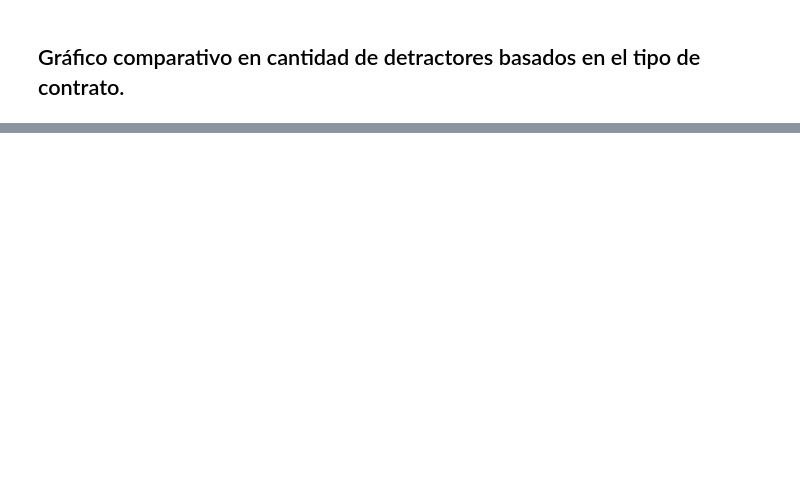
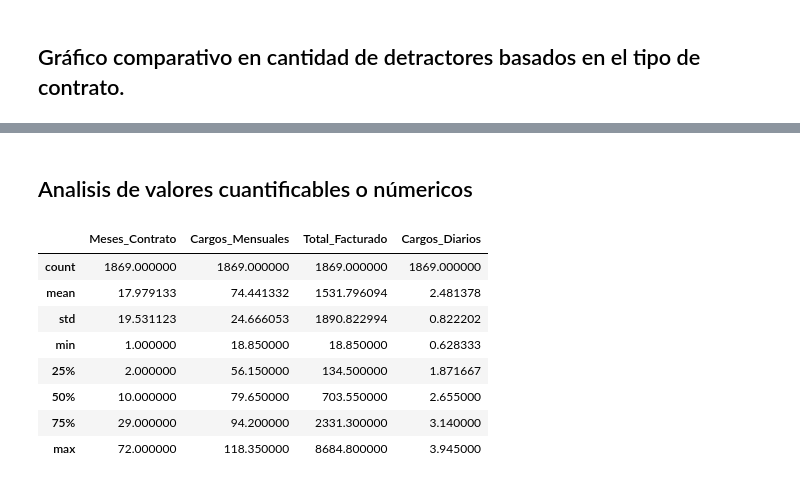
Before and after one commit to RandyV37/TelecomX, a Jupyter notebook: TelecomX_LATAM.ipynb, the cells around one changed output, grey strips where cells are left out. Saved outputs shown, nothing was run; the diff lists cells and outputs as text; code cells hidden in the pictures; blank space fills up the shorter version.

```diff
--- a/TelecomX_LATAM.ipynb
+++ b/TelecomX_LATAM.ipynb
@@ -58,6 +58,7 @@ memory usage: 1.2+ MB
 # %%
 TelecomX_Data_concat['Churn'].replace('Yes', True, inplace=True)
 TelecomX_Data_concat['Churn'].replace('No', False, inplace=True)
+TelecomX_Data_concat['Churn'].replace('', False, inplace=True)
 TelecomX_Data_concat['Partner'].replace('Yes', True, inplace=True)
 TelecomX_Data_concat['Partner'].replace('No', False, inplace=True)
 TelecomX_Data_concat['Dependents'].replace('Yes', True, inplace=True)
@@ -69,16 +70,22 @@ TelecomX_Data_concat['MultipleLines'].replace('No', False, inplace=True)
 TelecomX_Data_concat['MultipleLines'].replace('No phone service', False, inplace=True)
 TelecomX_Data_concat['OnlineBackup'].replace('Yes', True, inplace=True)
 TelecomX_Data_concat['OnlineBackup'].replace('No', False, inplace=True)
+TelecomX_Data_concat['OnlineBackup'].replace('No internet service', False, inplace=True)
 TelecomX_Data_concat['OnlineSecurity'].replace('Yes', True, inplace=True)
 TelecomX_Data_concat['OnlineSecurity'].replace('No', False, inplace=True)
+TelecomX_Data_concat['OnlineSecurity'].replace('No internet service', False, inplace=True)
 TelecomX_Data_concat['DeviceProtection'].replace('Yes', True, inplace=True)
 TelecomX_Data_concat['DeviceProtection'].replace('No', False, inplace=True)
+TelecomX_Data_concat['DeviceProtection'].replace('No internet service', False, inplace=True)
 TelecomX_Data_concat['TechSupport'].replace('Yes', True, inplace=True)
 TelecomX_Data_concat['TechSupport'].replace('No', False, inplace=True)
+TelecomX_Data_concat['TechSupport'].replace('No internet service', False, inplace=True)
 TelecomX_Data_concat['StreamingTV'].replace('Yes', True, inplace=True)
 TelecomX_Data_concat['StreamingTV'].replace('No', False, inplace=True)
+TelecomX_Data_concat['StreamingTV'].replace('No internet service', False, inplace=True)
 TelecomX_Data_concat['StreamingMovies'].replace('Yes', True, inplace=True)
 TelecomX_Data_concat['StreamingMovies'].replace('No', False, inplace=True)
+TelecomX_Data_concat['StreamingMovies'].replace('No internet service', False, inplace=True)
 TelecomX_Data_concat['PaperlessBilling'].replace('Yes', True, inplace=True)
 TelecomX_Data_concat['PaperlessBilling'].replace('No', False, inplace=True)
 TelecomX_Data_concat.info()
@@ -430,0 +504,14 @@ fig.show()
+# %% [markdown]
+## Analisis de valores cuantificables o númericos
+# %%
+TelecomX_Data_concat[TelecomX_Data_concat['Cliente_Detractor'] == True].describe(include=[float,int] )
+# %% [output]
+|  | Meses_Contrato | Cargos_Mensuales | Total_Facturado | Cargos_Diarios |
+| count | 1869.000000 | 1869.000000 | 1869.000000 | 1869.000000 |
+| mean | 17.979133 | 74.441332 | 1531.796094 | 2.481378 |
+| std | 19.531123 | 24.666053 | 1890.822994 | 0.822202 |
+| min | 1.000000 | 18.850000 | 18.850000 | 0.628333 |
+| 25% | 2.000000 | 56.150000 | 134.500000 | 1.871667 |
+| 50% | 10.000000 | 79.650000 | 703.550000 | 2.655000 |
+| 75% | 29.000000 | 94.200000 | 2331.300000 | 3.140000 |
+| max | 72.000000 | 118.350000 | 8684.800000 | 3.945000 |
```
Also changed, not shown: parts of 5 cells of this notebook.
